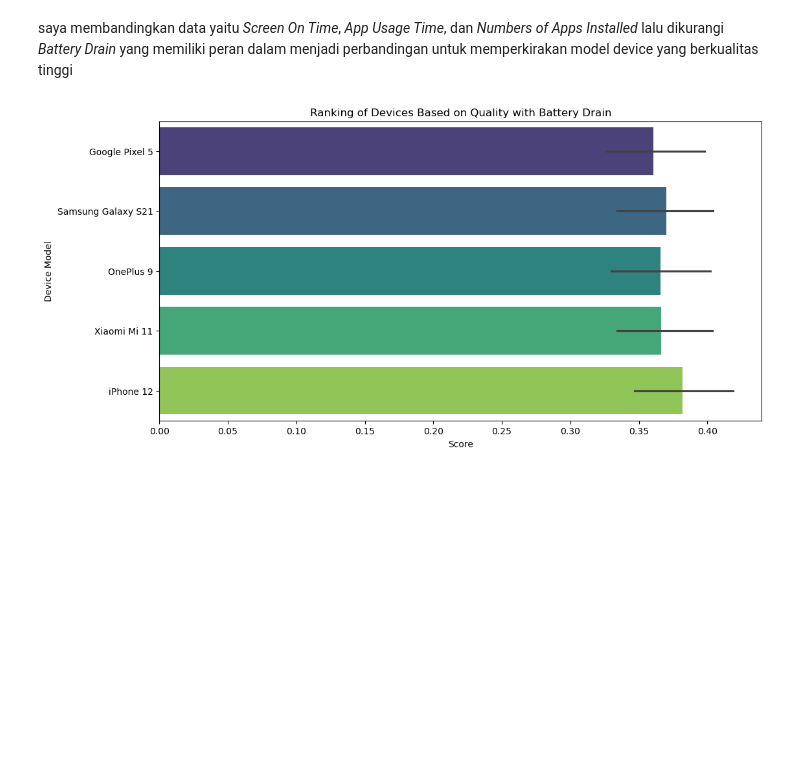
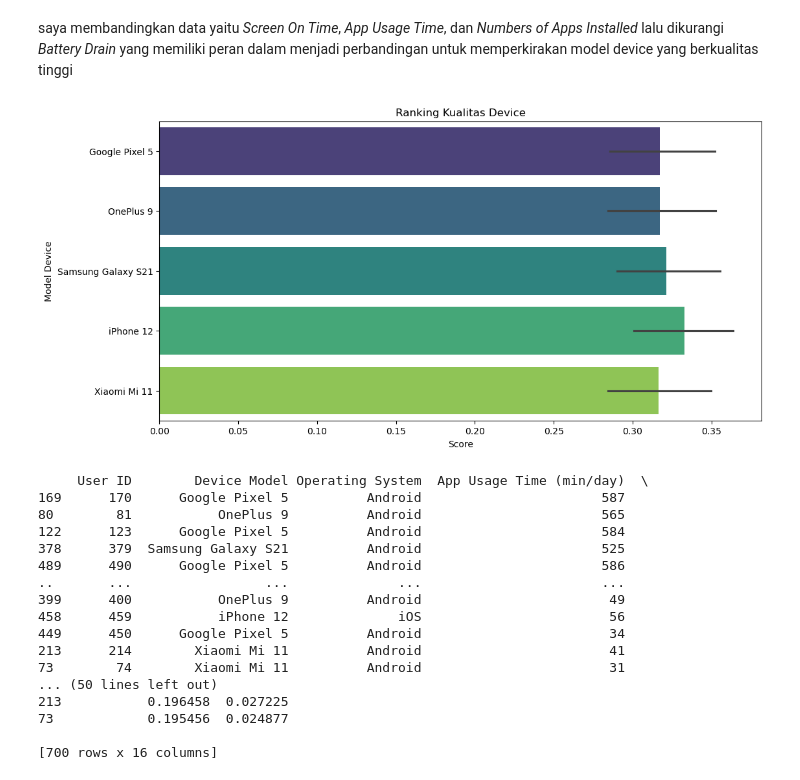
Before and after one commit to Bokibyte/PProKom, a Jupyter notebook: Semester_3/Data_Mining/P2_1611/Project_UTS.ipynb, the cells around one changed output. Saved outputs shown, nothing was run; the diff lists cells and outputs as text; code cells hidden in the pictures; blank space fills up the shorter version.

```diff
--- a/Semester_3/Data_Mining/P2_1611/Project_UTS.ipynb
+++ b/Semester_3/Data_Mining/P2_1611/Project_UTS.ipynb
@@ -324,34 +335,62 @@ plt.show()
 # %% [markdown]
 saya membandingkan data yaitu *Screen On Time*, *App Usage Time*, dan *Numbers of Apps Installed* lalu dikurangi *Battery Drain* yang memiliki peran dalam menjadi perbandingan untuk memperkirakan model device yang berkualitas tinggi
 # %%
+# Pembobotan
+# Dikurang variabel Battery Drain
 weights = {
-    'screen_on_time': 0.4,
-    'number_of_apps_installed': 0.3,
-    'app_usage_time': 0.2,
-    'battery_drain': -0.1  # Bobot negatif untuk Battery Drain
+    'ScreenON': 0.2,
+    'InstalledApps': 0.4,
+    'AppUsage': 0.4,
+    'BatteryDrain': -0.3
 }
 
 # Normalisasi nilai untuk setiap parameter
-user_behavior['screen_on_time_norm'] = user_behavior['Screen On Time (hours/day)'] / user_behavior['Screen On Time (hours/day)'].max()
-user_behavior['number_of_apps_installed_norm'] = user_behavior['Number of Apps Installed'] / user_behavior['Number of Apps Installed'].max()
-user_behavior['app_usage_time_norm'] = user_behavior['App Usage Time (min/day)'] / user_behavior['App Usage Time (min/day)'].max()
-user_behavior['battery_drain_norm'] = user_behavior['Battery Drain (mAh/day)'] / user_behavior['Battery Drain (mAh/day)'].max()
+user_behavior['ScreenON_norm'] = user_behavior['Screen On Time (hours/day)'] / user_behavior['Screen On Time (hours/day)'].max()
+user_behavior['InstalledApps_norm'] = user_behavior['Number of Apps Installed'] / user_behavior['Number of Apps Installed'].max()
+user_behavior['AppUsage_norm'] = user_behavior['App Usage Time (min/day)'] / user_behavior['App Usage Time (min/day)'].max()
+user_behavior['BatteryDrain_norm'] = user_behavior['Battery Drain (mAh/day)'] / user_behavior['Battery Drain (mAh/day)'].max()
 
 # Menghitung skor total
 user_behavior['score'] = (
-    weights['screen_on_time'] * user_behavior['screen_on_time_norm'] +
-    weights['number_of_apps_installed'] * user_behavior['number_of_apps_installed_norm'] +
-    weights['app_usage_time'] * user_behavior['app_usage_time_norm'] +
-    weights['battery_drain'] * user_behavior['battery_drain_norm']
+    weights['ScreenON'] * user_behavior['ScreenON_norm'] +
+    weights['InstalledApps'] * user_behavior['InstalledApps_norm'] +
+    weights['AppUsage'] * user_behavior['AppUsage_norm'] +
+    weights['BatteryDrain'] * user_behavior['BatteryDrain_norm']
 )
 
+# Mengurutkan data yang sudah di ranked  secara disascending
 ranked_devices = user_behavior.sort_values(by='score', ascending=False)
 
+# Konfigurasi chart
 plt.figure(figsize=(12, 6))
 sns.barplot(x='score', y='Device Model', data=ranked_devices, palette='viridis', hue='Device Model', legend=False)
-plt.title('Ranking of Devices Based on Quality with Battery Drain')
+
+# Label chart dan lainnya
+plt.title('Ranking Kualitas Device')
 plt.xlabel('Score')
-plt.ylabel('Device Model')
+plt.ylabel('Model Device')
+
+# Tampilkan chart
 plt.show()
+
+# Tampilkan raw hasil (opsional)
+print(ranked_devices)
 # %% [output]
-[figure, old version]
+[figure, new version]
+     User ID        Device Model Operating System  App Usage Time (min/day)  \
+169      170      Google Pixel 5          Android                       587
+80        81           OnePlus 9          Android                       565
+122      123      Google Pixel 5          Android                       584
+378      379  Samsung Galaxy S21          Android                       525
+489      490      Google Pixel 5          Android                       586
+..       ...                 ...              ...                       ...
+399      400           OnePlus 9          Android                        49
+458      459           iPhone 12              iOS                        56
+449      450      Google Pixel 5          Android                        34
+213      214        Xiaomi Mi 11          Android                        41
+73        74        Xiaomi Mi 11          Android                        31
+... (50 lines left out)
+213           0.196458  0.027225
+73            0.195456  0.024877
+
+[700 rows x 16 columns]
```
Also changed, not shown: parts of 9 cells of this notebook.
